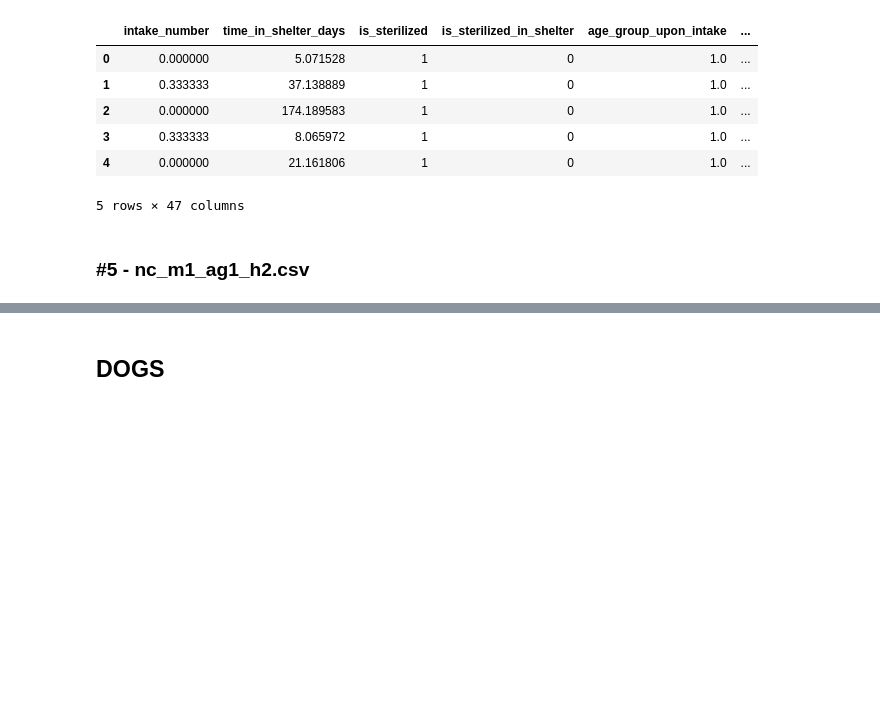
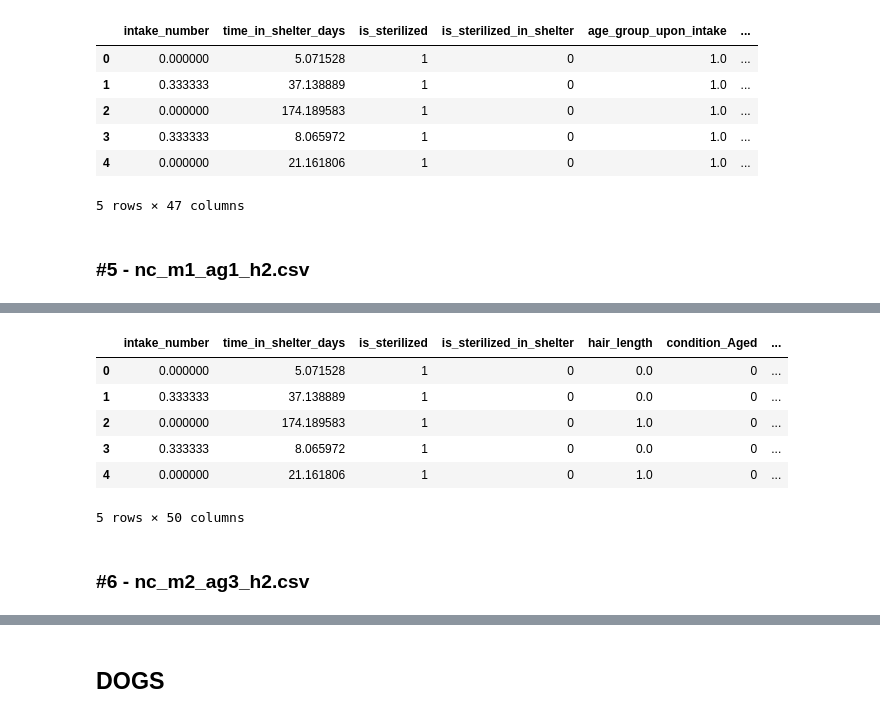
Before and after one commit to tara-pogancev/animal-adoption-prediction, a Jupyter notebook: Data Wrangling.ipynb, the cells around one changed output, grey strips where cells are left out. Saved outputs shown, nothing was run; the diff lists cells and outputs as text; code cells hidden in the pictures; blank space fills up the shorter version.

```diff
--- a/Data Wrangling.ipynb
+++ b/Data Wrangling.ipynb
@@ -616,5 +616,7 @@ def categorise_hair(row):
     elif 'Longhair' in row['hair_length']:
         return 1
     return 0
+# %%
+nc_m1_ag1_h2['hair_length'] = nc_m1_ag1_h2.apply(lambda row: categorise_hair(row), axis=1)
 # %%
 nc_m1_ag1_h2.head()
@@ -621,5 +631,15 @@ nc_m1_ag1_h2.head()
 # %%
-nc_m1_ag1_h2.drop(columns=['animal_id', 'intake_month', 'age_group_upon_intake', 'hair_length', 'age_upon_intake_(days)'], inplace=True)
+nc_m1_ag1_h2.drop(columns=['animal_id', 'intake_month', 'age_group_upon_intake', 'age_upon_intake_(days)'], inplace=True)
 nc_m1_ag1_h2.head()
+# %% [output]
+|  | intake_number | time_in_shelter_days | is_sterilized | is_sterilized_in_shelter | hair_length | condition_Aged | ... |
+| 0 | 0.000000 | 5.071528 | 1 | 0 | 0.0 | 0 | ... |
+| 1 | 0.333333 | 37.138889 | 1 | 0 | 0.0 | 0 | ... |
+| 2 | 0.000000 | 174.189583 | 1 | 0 | 1.0 | 0 | ... |
+| 3 | 0.333333 | 8.065972 | 1 | 0 | 0.0 | 0 | ... |
+| 4 | 0.000000 | 21.161806 | 1 | 0 | 1.0 | 0 | ... |
+5 rows × 50 columns
 # %%
 nc_m1_ag1_h2.to_csv('normalized data/cats/nc_m1_ag1_h2.csv')
+# %% [markdown]
+### #6 - nc_m2_ag3_h2.csv
```
Also changed, not shown: parts of 40 cells of this notebook, 4 other files.
